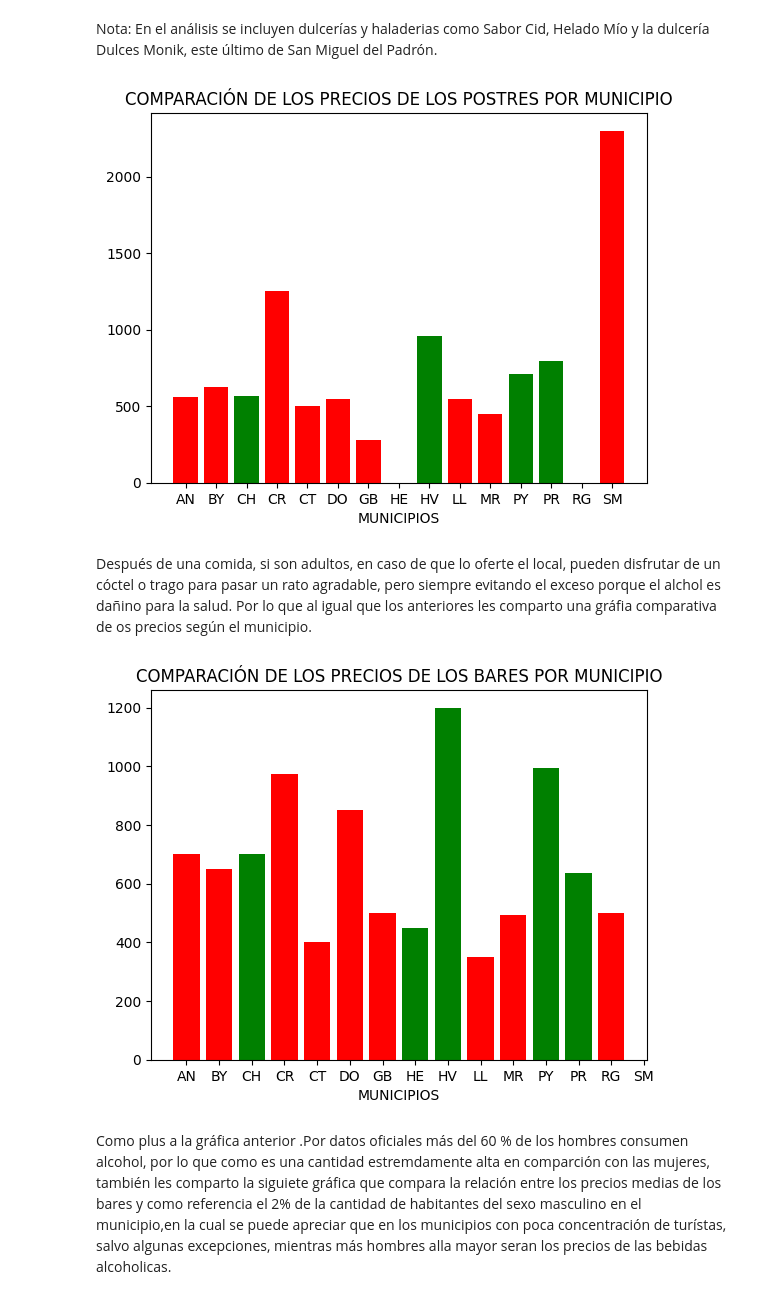
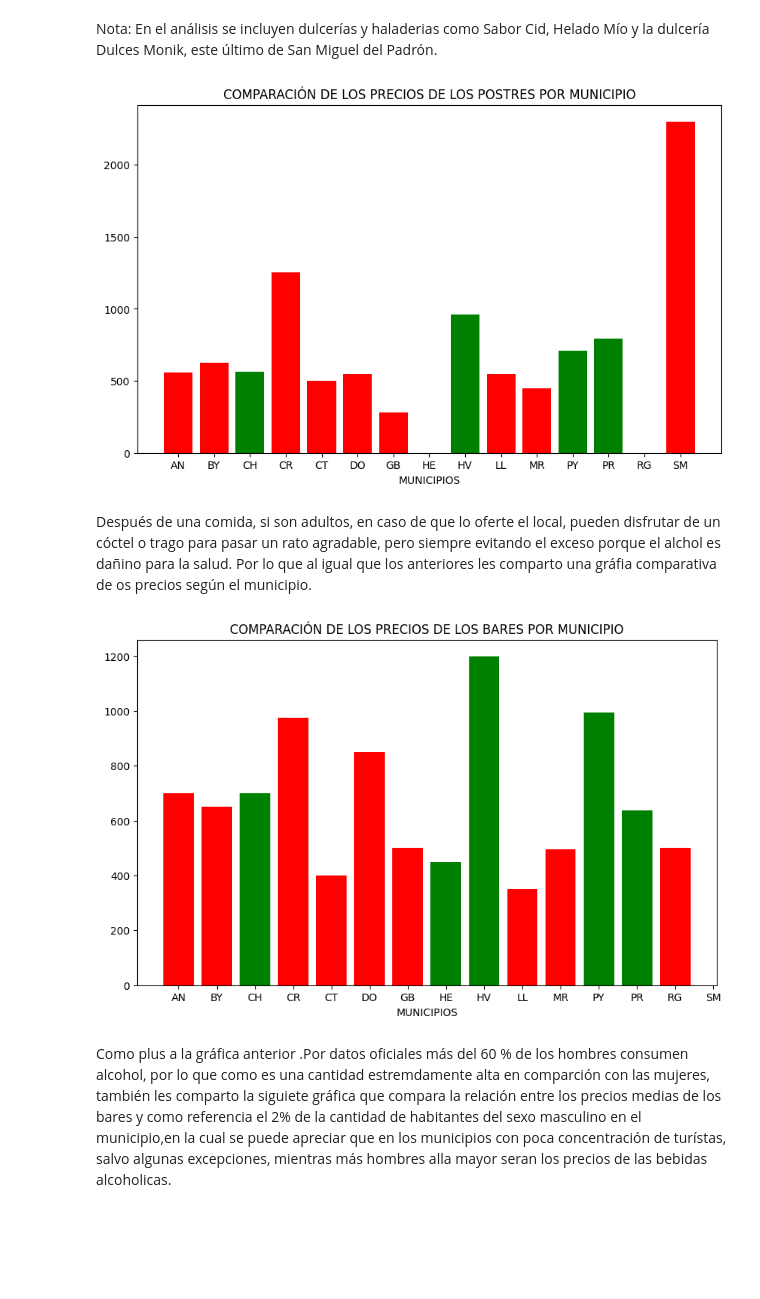
Before and after one commit to Datadrummer-jr/Food-Data, a Jupyter notebook: restaurant project.ipynb, the cells around one changed output. Cells and saved outputs as stored; diff of their text form; code cells hidden in the pictures; blank space fills up the shorter version.

```diff
--- a/restaurant project.ipynb
+++ b/restaurant project.ipynb
@@ -98,0 +105,11 @@ def media(m: str, n: str):
+# %%
+
+x = ['AN', 'BY', 'CH', 'CR', 'CT', 'DO', 'GB', 'HE', 'HV','LL','MR','PY','PR','RG','SM']
+colors = ["r", "r", "g", "r", "r", "r", "r", "g", "g", "r", "r", "g", "g", "r", "r"]
+
+def pyplot_bar(y: list, title: str):
+    plt.figure(figsize=(10, 6))
+    plt.bar(x, y, color=colors)
+    plt.xlabel("MUNICIPIOS")
+    plt.title(title)
+    plt.show()
@@ -172,31 +164,20 @@ plt.show()
 Nota: En el análisis se incluyen dulcerías y haladerias como Sabor Cid, Helado Mío y la dulcería Dulces Monik, este último de San Miguel del Padrón.
 # %%
 dss = []
-
 for p in x:
-    dessert = media(p, "desserts")
-    dss.append(dessert)
-
-plt.bar(x, dss, color= colors)
-plt.xlabel("MUNICIPIOS")
-plt.title("COMPARACIÓN DE LOS PRECIOS DE LOS POSTRES POR MUNICIPIO")
-plt.show()
+    dss.append(media(p, "desserts"))
+pyplot_bar(dss, "COMPARACIÓN DE LOS PRECIOS DE LOS POSTRES POR MUNICIPIO")
 # %% [output]
-[figure, old version]
+[figure, new version]
 # %% [markdown]
  Después de una comida, si son adultos, en caso de que lo oferte el local, pueden disfrutar de un cóctel o trago para pasar un rato agradable, pero siempre evitando el exceso porque el alchol es dañino para la salud. Por lo que al igual que los anteriores les comparto una gráfia comparativa de os precios según el municipio.
 # %%
 bar = []
-
 for b in x:
     bar.append(media(b,"bar"))
-
-plt.bar(x, bar, color= colors)
-plt.xlabel("MUNICIPIOS")
-plt.title("COMPARACIÓN DE LOS PRECIOS DE LOS BARES POR MUNICIPIO")
-plt.show()
+pyplot_bar(bar, "COMPARACIÓN DE LOS PRECIOS DE LOS BARES POR MUNICIPIO")
 # %% [output]
-[figure, old version]
+[figure, new version]
 # %% [markdown]
  Como plus a la gráfica anterior .Por datos oficiales más del 60 % de los hombres consumen alcohol, por lo que como es una cantidad estremdamente alta en comparción con las mujeres, también les comparto la siguiete gráfica que compara la relación entre los precios medias de los bares y como referencia el 2% de la cantidad de habitantes del sexo masculino en el municipio,en la cual se puede apreciar que en los municipios con poca concentración de turístas, salvo algunas excepciones, mientras más hombres alla mayor seran los precios de las bebidas alcoholicas.
 # %%
```
Also changed, not shown: parts of 17 cells of this notebook.
